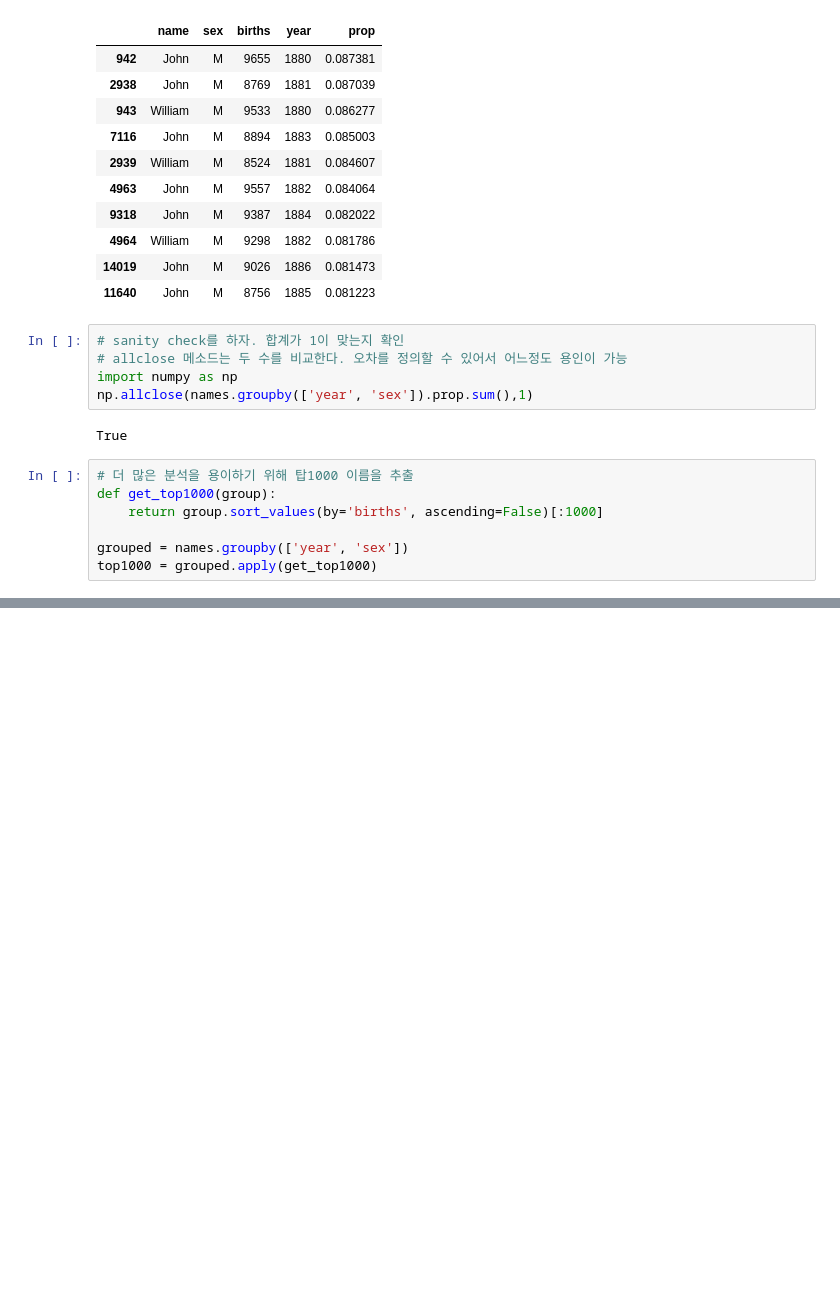
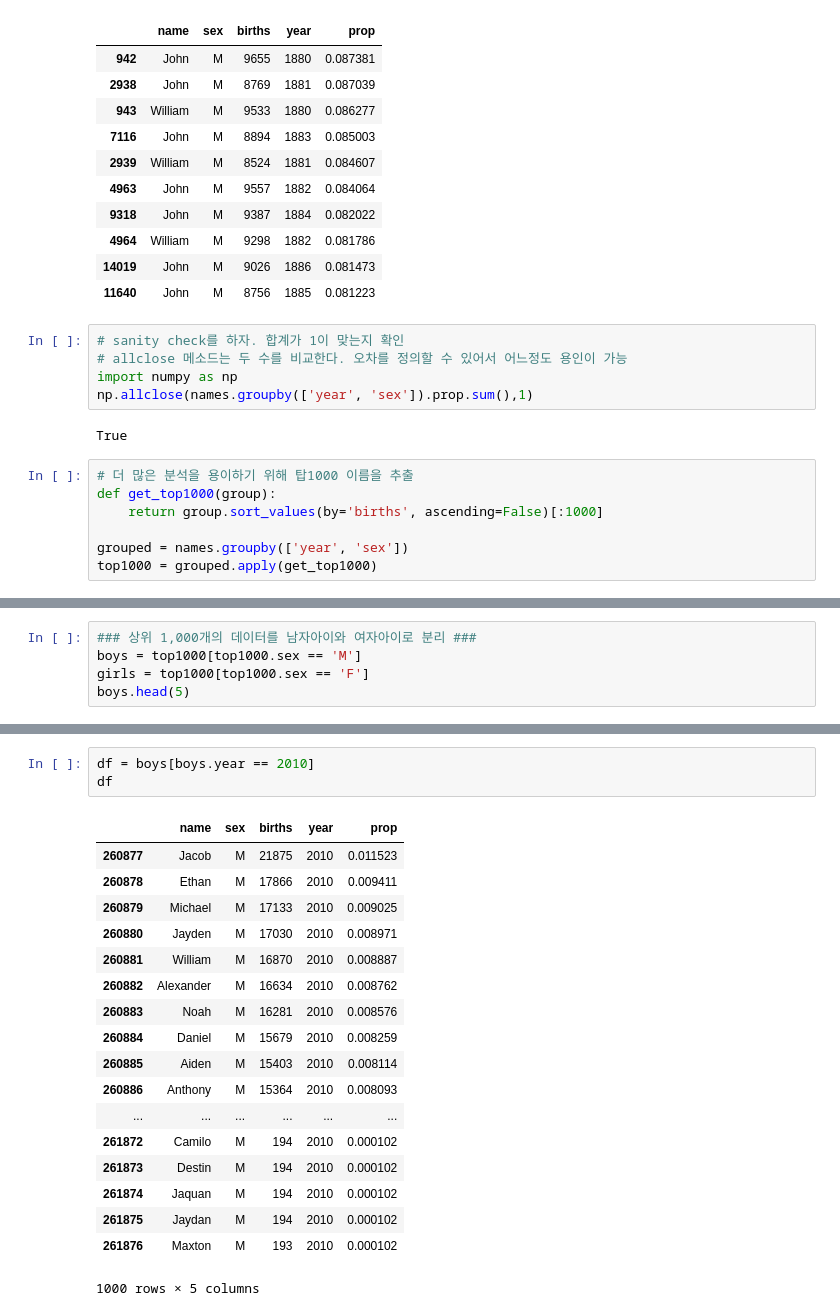
Before and after one commit to wizardklaus/Python-Data-Analysis, a Jupyter notebook: ch02-171017.ipynb, the cells around one changed output, grey strips where cells are left out. Drawn from its saved outputs; the diff is of its cells as text; blank space fills up the shorter version.

```diff
--- a/ch02-171017.ipynb
+++ b/ch02-171017.ipynb
@@ -203,0 +237,5 @@ top1000 = pd.concat(pieces, ignore_index=True)
+# %%
+### 상위 1,000개의 데이터를 남자아이와 여자아이로 분리 ###
+boys = top1000[top1000.sex == 'M']
+girls = top1000[top1000.sex == 'F']
+boys.head(5)
@@ -203,0 +319,22 @@ top1000 = pd.concat(pieces, ignore_index=True)
+# %%
+df = boys[boys.year == 2010]
+df
+# %% [output]
+|  | name | sex | births | year | prop |
+| 260877 | Jacob | M | 21875 | 2010 | 0.011523 |
+| 260878 | Ethan | M | 17866 | 2010 | 0.009411 |
+| 260879 | Michael | M | 17133 | 2010 | 0.009025 |
+| 260880 | Jayden | M | 17030 | 2010 | 0.008971 |
+| 260881 | William | M | 16870 | 2010 | 0.008887 |
+| 260882 | Alexander | M | 16634 | 2010 | 0.008762 |
+| 260883 | Noah | M | 16281 | 2010 | 0.008576 |
+| 260884 | Daniel | M | 15679 | 2010 | 0.008259 |
+| 260885 | Aiden | M | 15403 | 2010 | 0.008114 |
+| 260886 | Anthony | M | 15364 | 2010 | 0.008093 |
+| ... | ... | ... | ... | ... | ... |
+| 261872 | Camilo | M | 194 | 2010 | 0.000102 |
+| 261873 | Destin | M | 194 | 2010 | 0.000102 |
+| 261874 | Jaquan | M | 194 | 2010 | 0.000102 |
+| 261875 | Jaydan | M | 194 | 2010 | 0.000102 |
+| 261876 | Maxton | M | 193 | 2010 | 0.000102 |
+1000 rows × 5 columns
```
Also changed, not shown: parts of 16 cells of this notebook.
